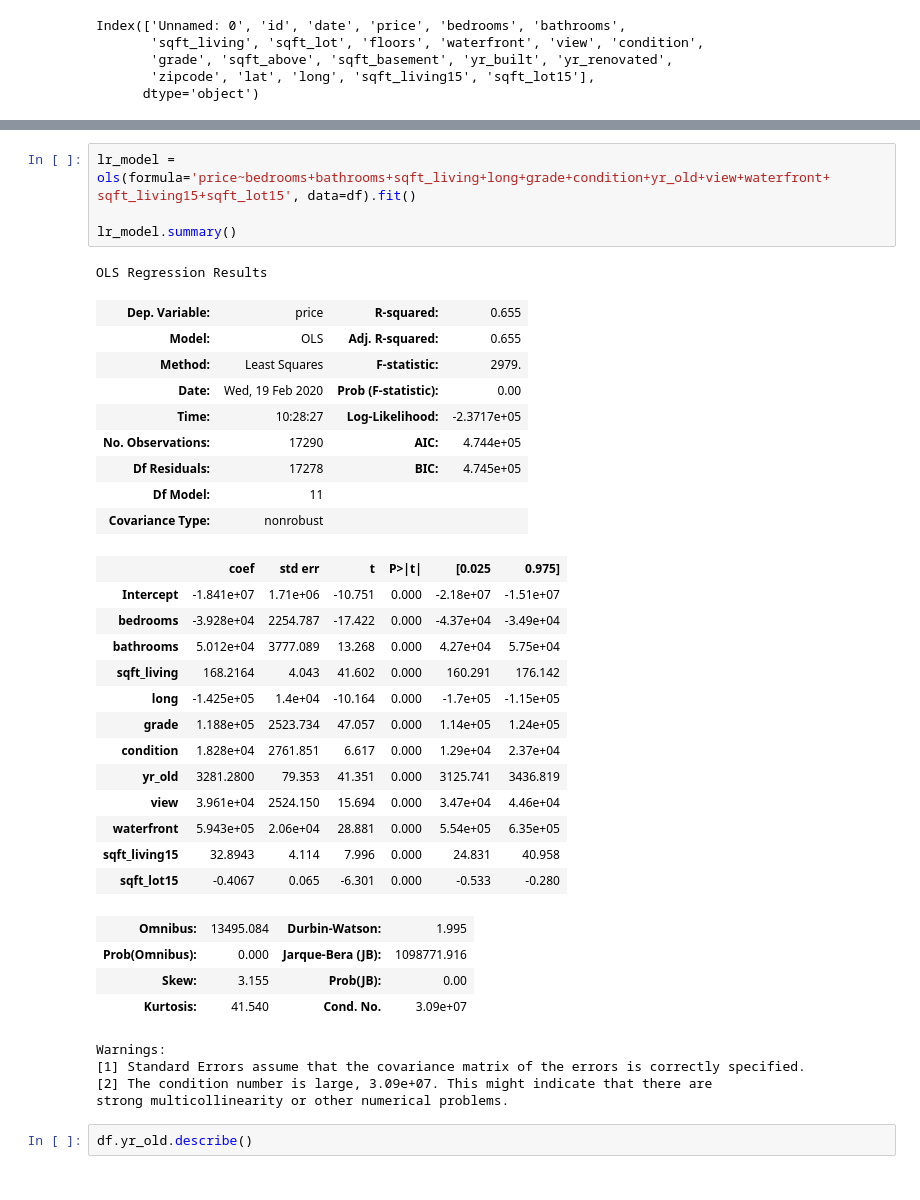
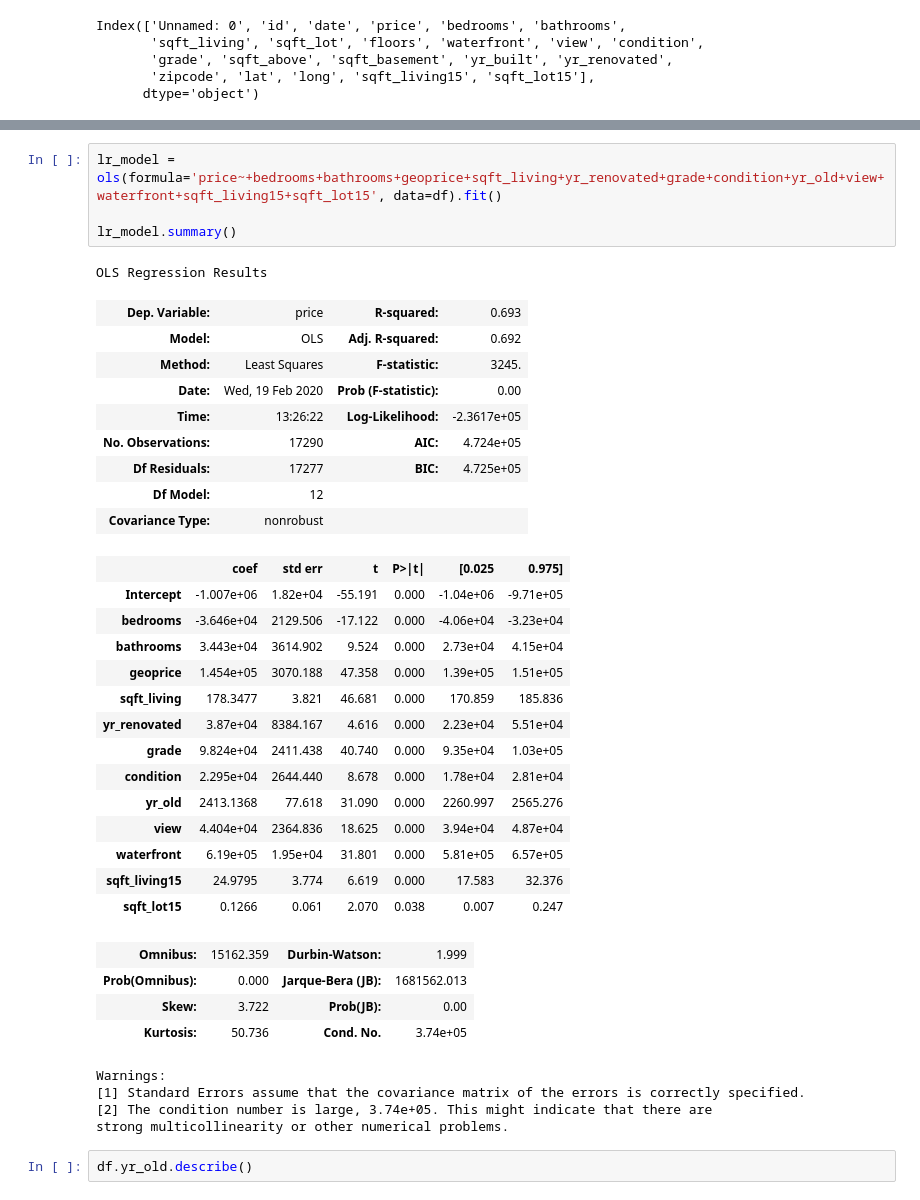
Before and after one commit to k0marrr1/nyc-mhtn-ds-010620-lectures, a Jupyter notebook: week-6/KC_house_data/Housing Statistics Project .ipynb, the cells around one changed output, grey strips where cells are left out. Cells and saved outputs as stored; diff of their text form.

```diff
--- a/week-6/KC_house_data/Housing Statistics Project .ipynb
+++ b/week-6/KC_house_data/Housing Statistics Project .ipynb
@@ -304,38 +304,39 @@ df.head()
 # %%
-lr_model = ols(formula='price~bedrooms+bathrooms+sqft_living+long+grade+condition+yr_old+view+waterfront+ sqft_living15+sqft_lot15', data=df).fit()
+lr_model = ols(formula='price~+bedrooms+bathrooms+geoprice+sqft_living+yr_renovated+grade+condition+yr_old+view+waterfront+sqft_living15+sqft_lot15', data=df).fit()
 
 lr_model.summary()
 # %% [output]
 OLS Regression Results
-| Dep. Variable: | price | R-squared: | 0.655 |
-| Model: | OLS | Adj. R-squared: | 0.655 |
-| Method: | Least Squares | F-statistic: | 2979. |
+| Dep. Variable: | price | R-squared: | 0.693 |
+| Model: | OLS | Adj. R-squared: | 0.692 |
+| Method: | Least Squares | F-statistic: | 3245. |
 | Date: | Wed, 19 Feb 2020 | Prob (F-statistic): | 0.00 |
-| Time: | 10:28:27 | Log-Likelihood: | -2.3717e+05 |
-| No. Observations: | 17290 | AIC: | 4.744e+05 |
-| Df Residuals: | 17278 | BIC: | 4.745e+05 |
-| Df Model: | 11 |  |  |
+| Time: | 13:26:22 | Log-Likelihood: | -2.3617e+05 |
+| No. Observations: | 17290 | AIC: | 4.724e+05 |
+| Df Residuals: | 17277 | BIC: | 4.725e+05 |
+| Df Model: | 12 |  |  |
 | Covariance Type: | nonrobust |  |  |
 |  | coef | std err | t | P>|t| | [0.025 | 0.975] |
-| Intercept | -1.841e+07 | 1.71e+06 | -10.751 | 0.000 | -2.18e+07 | -1.51e+07 |
-| bedrooms | -3.928e+04 | 2254.787 | -17.422 | 0.000 | -4.37e+04 | -3.49e+04 |
-| bathrooms | 5.012e+04 | 3777.089 | 13.268 | 0.000 | 4.27e+04 | 5.75e+04 |
-| sqft_living | 168.2164 | 4.043 | 41.602 | 0.000 | 160.291 | 176.142 |
-| long | -1.425e+05 | 1.4e+04 | -10.164 | 0.000 | -1.7e+05 | -1.15e+05 |
-| grade | 1.188e+05 | 2523.734 | 47.057 | 0.000 | 1.14e+05 | 1.24e+05 |
-| condition | 1.828e+04 | 2761.851 | 6.617 | 0.000 | 1.29e+04 | 2.37e+04 |
-| yr_old | 3281.2800 | 79.353 | 41.351 | 0.000 | 3125.741 | 3436.819 |
-| view | 3.961e+04 | 2524.150 | 15.694 | 0.000 | 3.47e+04 | 4.46e+04 |
-| waterfront | 5.943e+05 | 2.06e+04 | 28.881 | 0.000 | 5.54e+05 | 6.35e+05 |
-| sqft_living15 | 32.8943 | 4.114 | 7.996 | 0.000 | 24.831 | 40.958 |
-| sqft_lot15 | -0.4067 | 0.065 | -6.301 | 0.000 | -0.533 | -0.280 |
+| Intercept | -1.007e+06 | 1.82e+04 | -55.191 | 0.000 | -1.04e+06 | -9.71e+05 |
+| bedrooms | -3.646e+04 | 2129.506 | -17.122 | 0.000 | -4.06e+04 | -3.23e+04 |
+| bathrooms | 3.443e+04 | 3614.902 | 9.524 | 0.000 | 2.73e+04 | 4.15e+04 |
+| geoprice | 1.454e+05 | 3070.188 | 47.358 | 0.000 | 1.39e+05 | 1.51e+05 |
+| sqft_living | 178.3477 | 3.821 | 46.681 | 0.000 | 170.859 | 185.836 |
+| yr_renovated | 3.87e+04 | 8384.167 | 4.616 | 0.000 | 2.23e+04 | 5.51e+04 |
+| grade | 9.824e+04 | 2411.438 | 40.740 | 0.000 | 9.35e+04 | 1.03e+05 |
+| condition | 2.295e+04 | 2644.440 | 8.678 | 0.000 | 1.78e+04 | 2.81e+04 |
+| yr_old | 2413.1368 | 77.618 | 31.090 | 0.000 | 2260.997 | 2565.276 |
+| view | 4.404e+04 | 2364.836 | 18.625 | 0.000 | 3.94e+04 | 4.87e+04 |
+| waterfront | 6.19e+05 | 1.95e+04 | 31.801 | 0.000 | 5.81e+05 | 6.57e+05 |
+| sqft_living15 | 24.9795 | 3.774 | 6.619 | 0.000 | 17.583 | 32.376 |
+| sqft_lot15 | 0.1266 | 0.061 | 2.070 | 0.038 | 0.007 | 0.247 |
-| Omnibus: | 13495.084 | Durbin-Watson: | 1.995 |
-| Prob(Omnibus): | 0.000 | Jarque-Bera (JB): | 1098771.916 |
-| Skew: | 3.155 | Prob(JB): | 0.00 |
-| Kurtosis: | 41.540 | Cond. No. | 3.09e+07 |
+| Omnibus: | 15162.359 | Durbin-Watson: | 1.999 |
+| Prob(Omnibus): | 0.000 | Jarque-Bera (JB): | 1681562.013 |
+| Skew: | 3.722 | Prob(JB): | 0.00 |
+| Kurtosis: | 50.736 | Cond. No. | 3.74e+05 |
 Warnings:
 [1] Standard Errors assume that the covariance matrix of the errors is correctly specified.
-[2] The condition number is large, 3.09e+07. This might indicate that there are
+[2] The condition number is large, 3.74e+05. This might indicate that there are
 strong multicollinearity or other numerical problems.
 # %%
 df.yr_old.describe()
```
Also changed, not shown: parts of 5 cells of this notebook.
